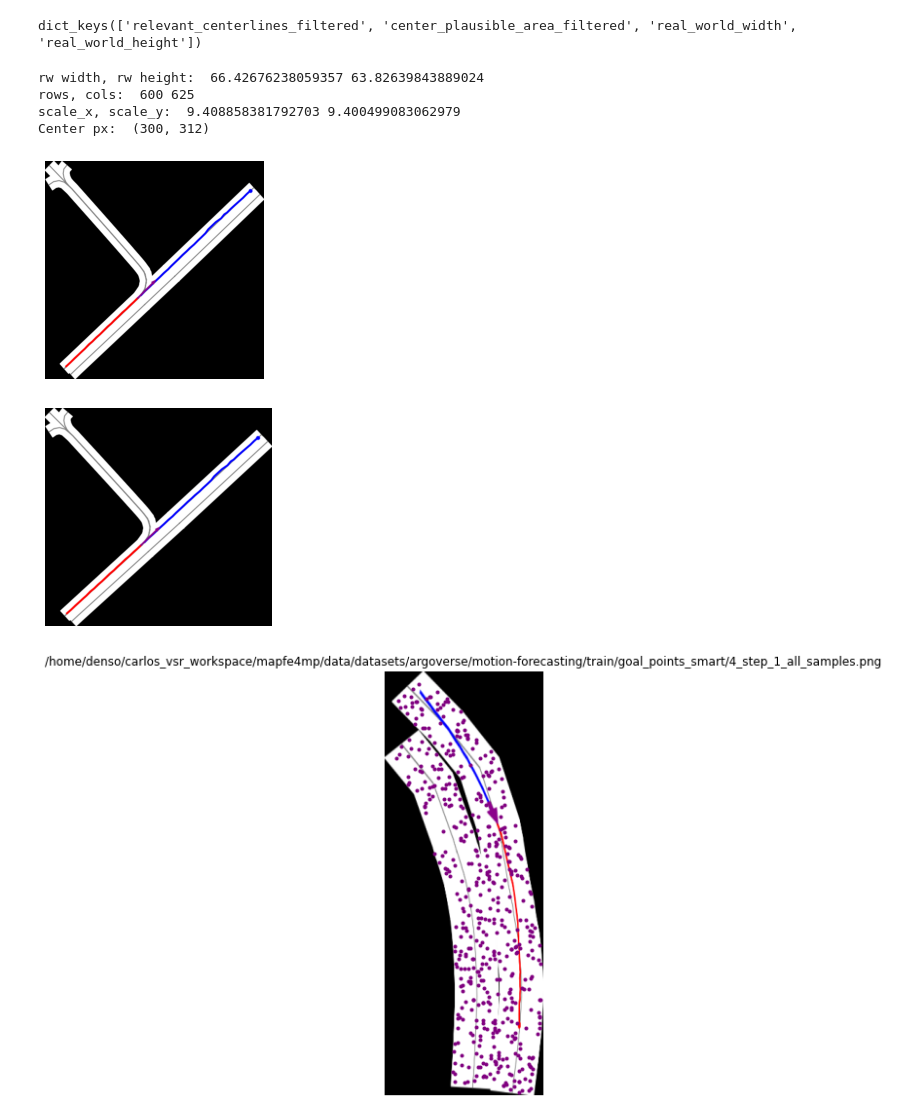
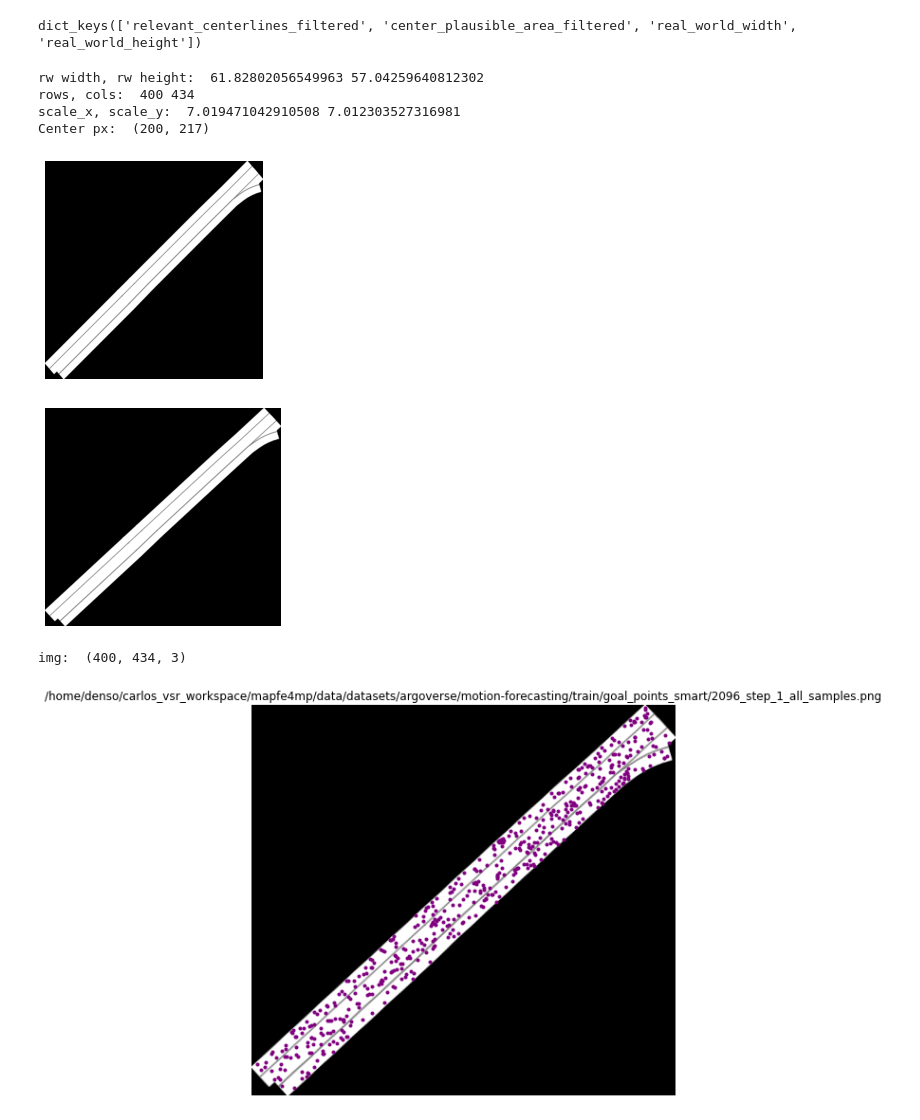
Before and after one commit to Cram3r95/mapfe4mp, a Jupyter notebook: evaluate/argoverse/test_goal_points_smart.ipynb, the cells around one changed output. Saved outputs shown, nothing was run; the diff lists cells and outputs as text; code cells hidden in the pictures.

```diff
--- a/evaluate/argoverse/test_goal_points_smart.ipynb
+++ b/evaluate/argoverse/test_goal_points_smart.ipynb
@@ -49,7 +52,8 @@ if not os.path.exists(goal_points_folder):
     print("Create output folder: ", goal_points_folder)
     os.makedirs(goal_points_folder) # makedirs creates intermediate folders
 
-data_images_folder = os.path.join(split_folder,"map_features")
+# data_images_folder = os.path.join(split_folder,"map_features")
+data_images_folder = os.path.join(split_folder,"map_features_gray")
 # %%
 # Trajectory raw data
 
@@ -67,6 +71,7 @@ RAW_DATA_FORMAT = {
 show = True
 save_fig = True
 change_img_bg = False
+rows = 400
 num_initial_samples = 512
 pred_seconds = 3 # [seconds] To compute the goal points
                  #           until pred_seconds ahead (assuming constant velocity)
@@ -92,7 +97,7 @@ dict_keys(['relevant_centerlines_filtered', 'center_plausible_area_filtered', 'r
 # %%
 # 1. Load specific sequence info
 
-file_id = 1
+file_id = 2096
 
 # 1.1. Load agent's trajectory
 
@@ -111,58 +116,59 @@ img_filename = os.path.join(data_images_folder,str(file_id)+"_binary_plausible_a
 relevant_centerlines_filtered = data_dict[str(file_id)]["relevant_centerlines_filtered"]
 center_plausible_area_filtered = data_dict[str(file_id)]["center_plausible_area_filtered"]
 real_world_width = data_dict[str(file_id)]["real_world_width"]
 real_world_height = data_dict[str(file_id)]["real_world_height"]
 
 print("rw width, rw height: ", real_world_width, real_world_height)
 
 # rows = height (y in rw) and cols = width (x in rw) of an image
 
-rows = 600
-
 ## Rescale the columns in order to have roughly the same scale in both axis
 
 cols = math.ceil(rows*(real_world_width/real_world_height))
 scale_x = float(cols/real_world_width) # px/m
 scale_y = float(rows/real_world_height) # px/m
 center_px = (int(rows/2),int(cols/2))
 
 print("rows, cols: ", rows, cols)
 print("scale_x, scale_y: ", scale_x, scale_y)
 print("Center px: ", center_px)
 
 img = cv2.imread(img_filename)
-img = cv2.cvtColor(img, cv2.COLOR_BGR2RGB)
+# img = cv2.cvtColor(img, cv2.COLOR_BGR2RGB)
+img_gray = cv2.cvtColor(img, cv2.COLOR_BGR2GRAY)
 
-plt.imshow(img)
+plt.imshow(img,cmap='gray')
 plt.axis("off")
 plt.show()
 
 img = cv2.resize(img, dsize=(cols,rows))
+img_gray = cv2.resize(img_gray, dsize=(cols,rows))
 
-plt.imshow(img)
+plt.imshow(img_gray,cmap='gray')
 plt.axis("off")
 plt.show()
 # %% [output]
-rw width, rw height:  66.42676238059357 63.82639843889024
-rows, cols:  600 625
-scale_x, scale_y:  9.408858381792703 9.400499083062979
-Center px:  (300, 312)
+rw width, rw height:  61.82802056549963 57.04259640812302
+rows, cols:  400 434
+scale_x, scale_y:  7.019471042910508 7.012303527316981
+Center px:  (200, 217)
-[figure, old version]
+[figure, new version]
-[figure, old version]
+[figure, new version]
 # %%
 # 2. Get random points from the feasible area points (N samples)
 
 rad = 1000 # meters. Cause we want to observe all points around the AGENT
 rad_px = rad * scale_x # m * (px/m) = px (pixels)
 
-fe_y, fe_x = goal_points_functions.get_points(img, center_px, scale_x, radius=rad_px, color=255, N=num_initial_samples,
+fe_y, fe_x = goal_points_functions.get_points(img_gray, center_px, scale_x, radius=rad_px, color=255, N=num_initial_samples,
                                               around_center=True, max_samples=None) # return pixels as y/x (rows/columns)
-
+print("img: ", img.shape)
 filename = os.path.join(goal_points_folder,str(file_id) + "_step_1_all_samples.png")
 goal_points_functions.plot_fepoints(img, filename, goals_px_x=fe_x, goals_px_y=fe_y,
                                     save_fig=save_fig, show=show, change_bg=change_img_bg)
 # %% [output]
+img:  (400, 434, 3)
-[figure, old version]
+[figure, new version]
 # %%
 # Test if the points are ordered (from top-left to bottom-right) taking the upper half
 
```
Also changed, not shown: parts of 3 cells of this notebook, 20 other files.
